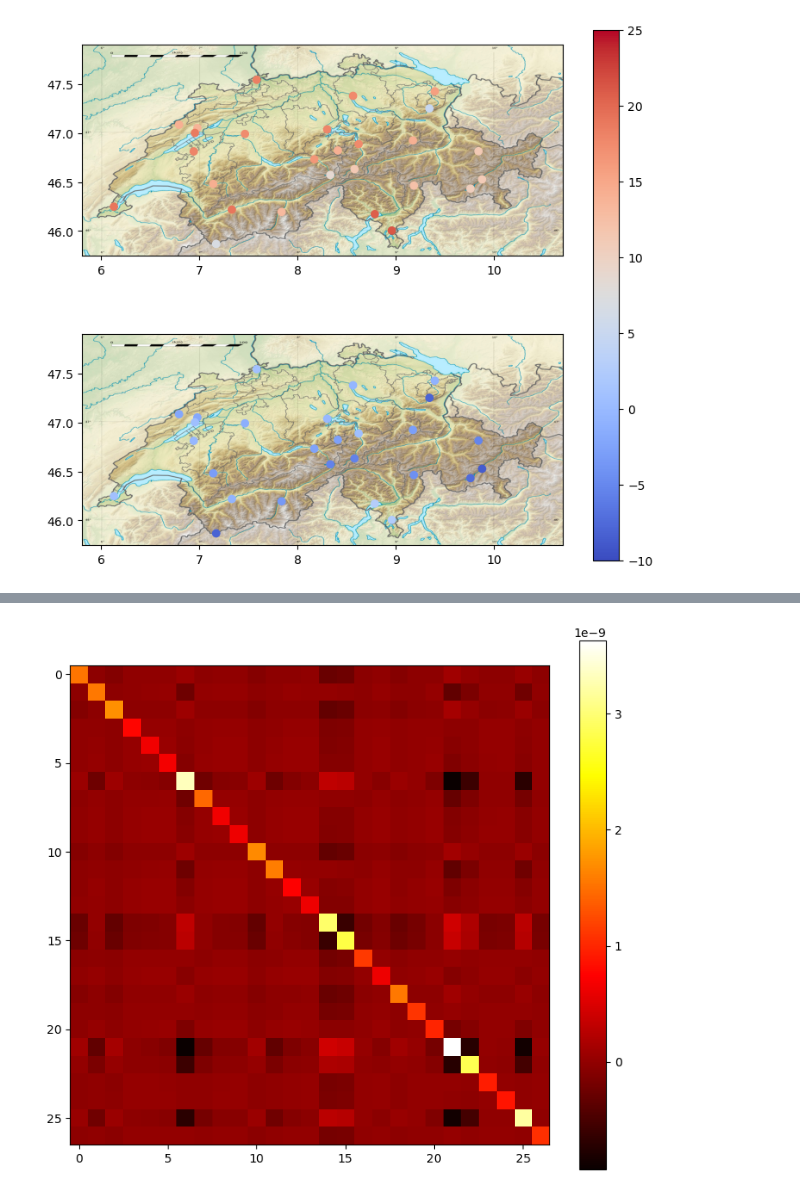
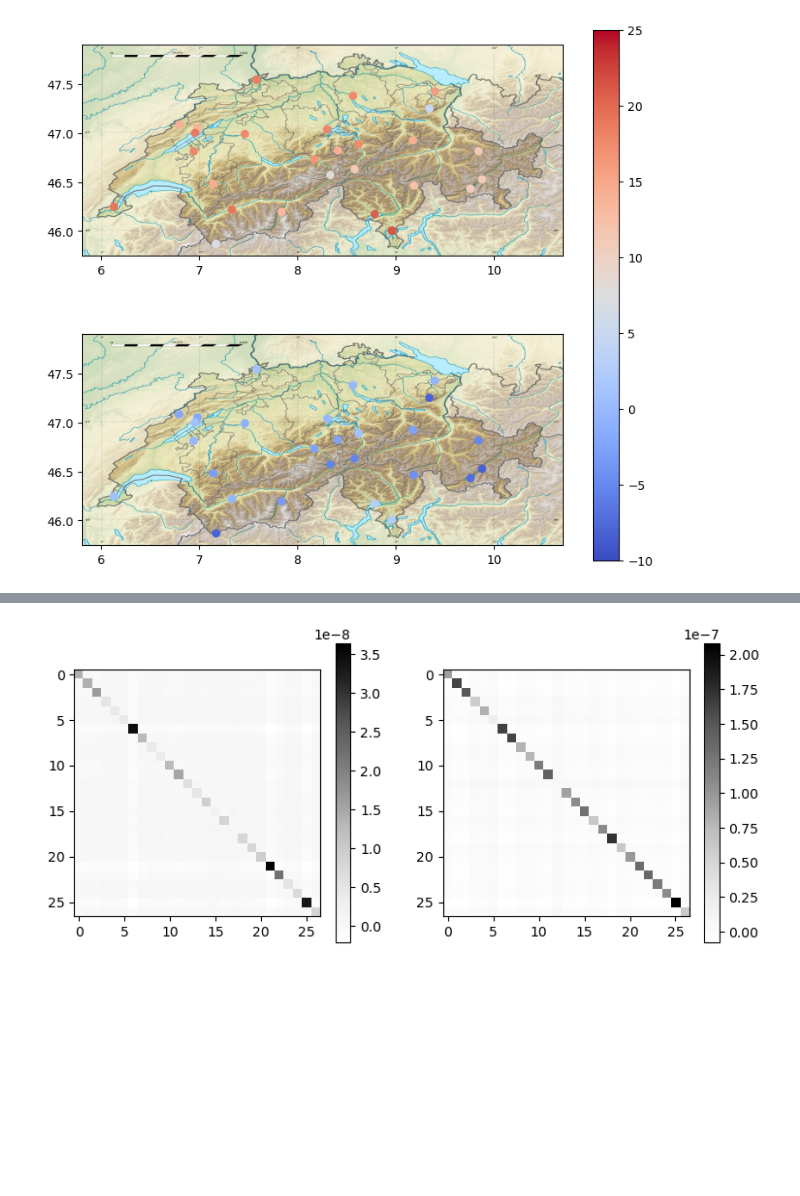
Before and after one commit to boltma/Topology-Inference, a Jupyter notebook: learn.ipynb, the cells around one changed output, grey strips where cells are left out. Drawn from its saved outputs; the diff is of its cells as text; code cells hidden in the pictures; blank space fills up the shorter version.

```diff
--- a/learn.ipynb
+++ b/learn.ipynb
@@ -12,7 +12,7 @@ for filename in filenames:
     with open(filename, encoding="Windows-1252") as f:
         content = f.readlines()
         station = content[5].split(None, 1)[1][:-1]
-        altitude = content[6].split()[3]
+        altitude = float(content[6].split()[3])
         latitude = int(content[7].split()[1][:-1]) + float(content[7].split()[2][:-1]) / 60
         longitude = int(content[7].split()[5][:-1]) + float(content[7].split()[6][:-1]) / 60
     df = pd.read_table(
@@ -39,21 +39,20 @@ df_all.head()
 # %%
 import matplotlib.pyplot as plt
+import matplotlib.cm as cm
+import matplotlib as mpl
 
-data_1960_1990_january = df_all[(df_all["Year"] >= 1960) & (df_all["Year"] <= 1990) & (df_all["Month"] == 1)].groupby("Station")
-data_1960_1990_july = df_all[(df_all["Year"] >= 1960) & (df_all["Year"] <= 1990) & (df_all["Month"] == 7)].groupby("Station")
-# print(data_1960_1990_july.mean())
+data_1965_1989_january = df_all[(df_all["Year"] >= 1965) & (df_all["Year"] < 1990) & (df_all["Month"] == 1)].groupby("Station")
+data_1965_1989_july = df_all[(df_all["Year"] >= 1965) & (df_all["Year"] < 1990) & (df_all["Month"] == 7)].groupby("Station")
 
 img = plt.imread("data/swiss/Switzerland_relief_location_map.jpg")
 plt.figure(figsize=(9, 8))
 ax1 = plt.subplot(2, 1, 1)
 ax1.imshow(img, zorder=0, extent=[5.8, 10.7, 45.75, 47.9])
-ax1.scatter(data_1960_1990_july.mean()["Longitude"], data_1960_1990_july.mean()["Latitude"], c=data_1960_1990_july.mean()["Temperature"], cmap="coolwarm", vmin=-10, vmax=25)
-# plt.colorbar()
-# plt.show()
+ax1.scatter(data_1965_1989_july.mean()["Longitude"], data_1965_1989_july.mean()["Latitude"], c=data_1965_1989_july.mean()["Temperature"], cmap="coolwarm", vmin=-10, vmax=25)
 
 ax2 = plt.subplot(2, 1, 2)
 ax2.imshow(img, zorder=0, extent=[5.8, 10.7, 45.75, 47.9])
-im = ax2.scatter(data_1960_1990_january.mean()["Longitude"], data_1960_1990_january.mean()["Latitude"], c=data_1960_1990_january.mean()["Temperature"], cmap="coolwarm", vmin=-10, vmax=25)
+im = ax2.scatter(data_1965_1989_january.mean()["Longitude"], data_1965_1989_january.mean()["Latitude"], c=data_1965_1989_january.mean()["Temperature"], cmap="coolwarm", vmin=-10, vmax=25)
 plt.colorbar(im, ax=[ax1, ax2])
 plt.show()
 # %% [output]
@@ -62,35 +61,45 @@ plt.show()
 import cvxpy as cp
 import numpy as np
 
-t_january = data_1960_1990_january.mean()["Temperature"].values
-# print(t_january)
+def topo_infer_smooth(data, N, alpha, beta, iter):
+    M = data.shape[1] if data.ndim == 2 else 1
+    if M == 1:
+        data = data.reshape(-1, 1)
+    y = cp.Variable((N, M))
+    y_0 = data
+    Lap = cp.Variable((N, N), PSD=True)
 
-alpha = 0.1
-beta = 2
-y = cp.Variable(N)
-y_0 = t_january
-Lap = cp.Variable((N, N), PSD=True)
+    for cnt in range(iter):
+        print(cnt)
+        constraint = [Lap @ np.ones((N,)) == np.zeros((N,)), Lap - cp.diag(cp.diag(Lap)) <= 0]
+        print(y_0.shape)
+        objective = cp.Minimize(alpha * cp.trace(cp.quad_form(y_0, Lap)) + beta * cp.norm(Lap, "fro") ** 2)
+        prob = cp.Problem(objective, constraint)
+        prob.solve()
+        Lap_0 = Lap.value
+        Lap_0 = Lap_0 - np.eye(N) * np.min(np.linalg.eigvals(Lap_0))
+        objective2 = cp.Minimize(cp.norm(y - data, "fro") ** 2 + alpha * cp.sum([cp.quad_form(y[:, i], Lap_0) for i in range(M)]))
+        prob2 = cp.Problem(objective2)
+        prob2.solve()
+        y_0 = y.value
 
-for cnt in range(20):
-    constraint = [cp.sum(Lap, axis=0) == np.zeros((N,))]
-    objective = cp.Minimize(alpha * cp.quad_form(y_0, Lap) + beta * cp.norm(Lap, "fro") ** 2)
-    prob = cp.Problem(objective, constraint)
-    prob.solve()
-    Lap_0 = Lap.value
-    # plt.figure(figsize=(9, 8))
-    # plt.imshow(Lap_0, cmap='hot', interpolation='nearest')
-    # plt.colorbar()
-    # plt.show()
-    Lap_0 = Lap_0 - np.eye(N) * np.min(np.linalg.eigvals(Lap_0))
-    # print(np.sum(Lap_0, axis=0))
-    objective2 = cp.Minimize(cp.sum_squares(y - t_january) + alpha * cp.quad_form(y, Lap_0))
-    prob2 = cp.Problem(objective2)
-    prob2.solve()
-    y_0 = y.value
+    return Lap_0
 
-plt.figure(figsize=(9, 8))
-plt.imshow(Lap_0, cmap='hot', interpolation='nearest')
+t_january = np.array(data_1965_1989_january["Temperature"].apply(lambda x: np.array(x.values.tolist())).to_list())
+t_july = np.array(data_1965_1989_july["Temperature"].apply(lambda x: np.array(x.values.tolist())).to_list())
+
+alpha = 0.01
+beta = 0.5
+Lap_0_january = topo_infer_smooth(t_january, N, alpha, beta, 20)
+Lap_0_july = topo_infer_smooth(t_july, N, alpha, beta, 20)
+print(Lap_0_january - Lap_0_july)
+
+plt.figure(figsize=(9, 4))
+plt.subplot(1, 2, 1)
+plt.imshow(Lap_0_january, cmap='Greys', interpolation='nearest')
+plt.colorbar()
+plt.subplot(1, 2, 2)
+plt.imshow(Lap_0_july, cmap='Greys', interpolation='nearest')
 plt.colorbar()
 plt.show()
-print(Lap_0)
 # %% [output]
@@ -97 +123 @@ print(Lap_0)
-[figure, old version]
+[figure, new version]
```
Also changed, not shown: parts of 5 cells of this notebook.
